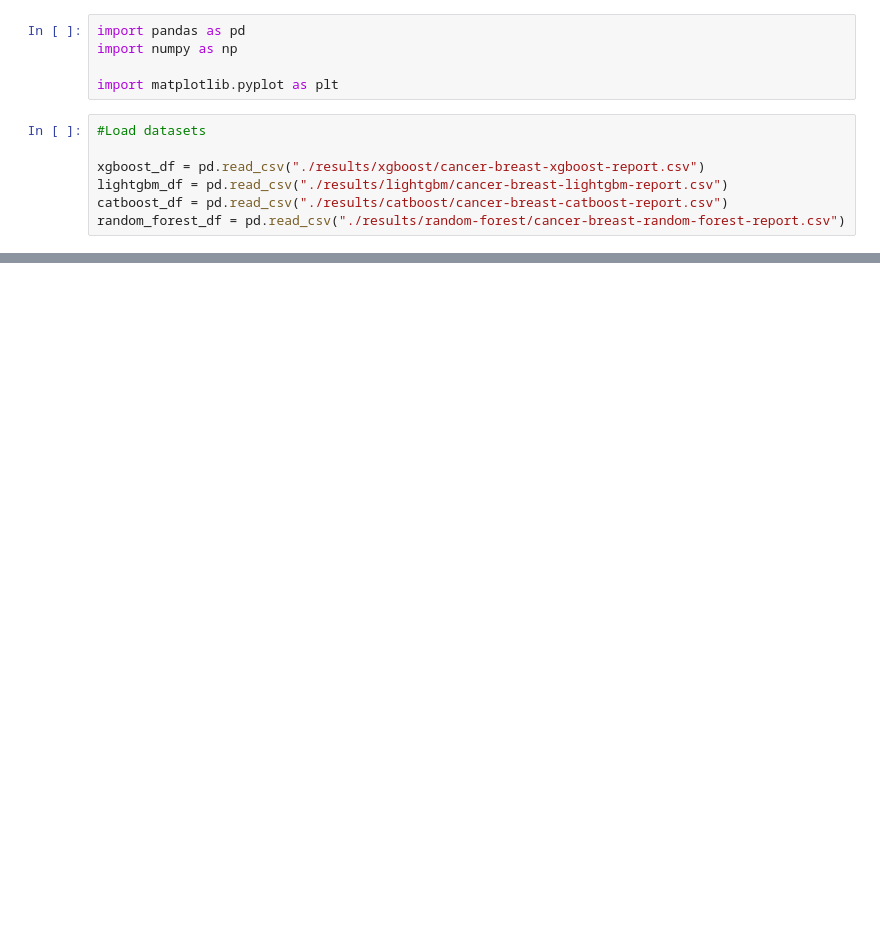
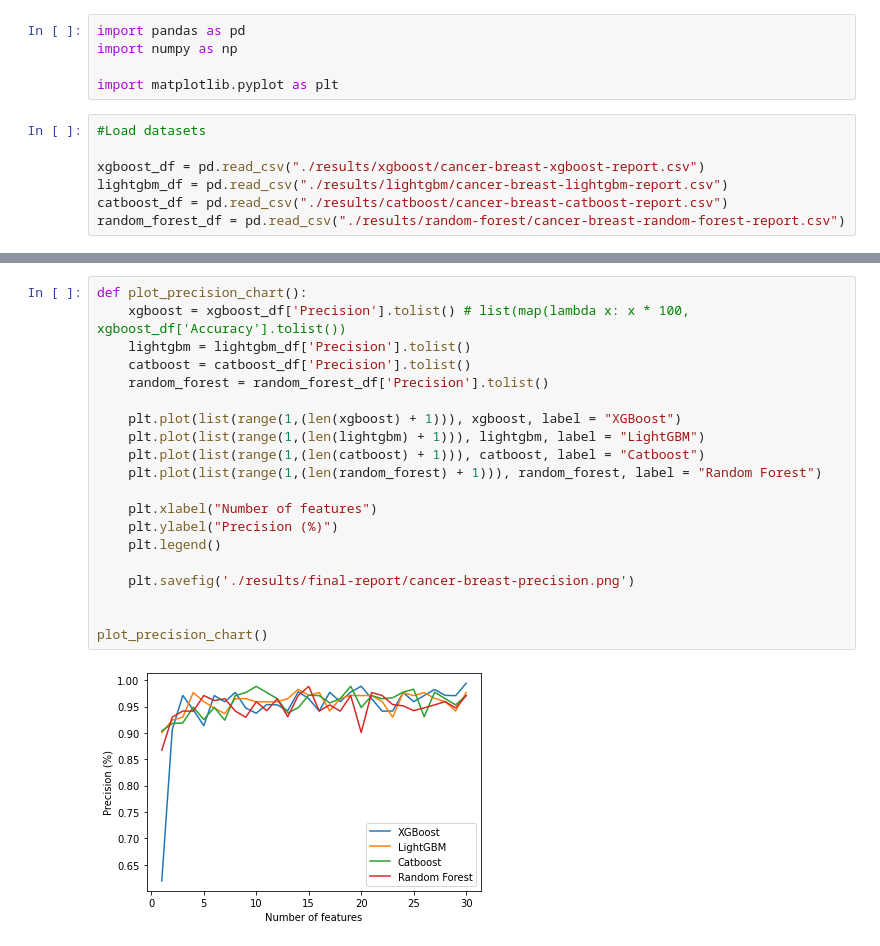
Before and after one commit to miguelpimentel/shap_feature_selection, a Jupyter notebook: cancer_breast/cancer-breast-experiment-report.ipynb, the cells around one changed output, grey strips where cells are left out. Saved outputs shown, nothing was run; the diff lists cells and outputs as text; blank space fills up the shorter version.

Commit message:
Added cancer breast results

```diff
--- a/cancer_breast/cancer-breast-experiment-report.ipynb
+++ b/cancer_breast/cancer-breast-experiment-report.ipynb
@@ -34,0 +35,22 @@ plot_accuracy_chart()
+# %%
+def plot_precision_chart():
+    xgboost = xgboost_df['Precision'].tolist() # list(map(lambda x: x * 100, xgboost_df['Accuracy'].tolist())
+    lightgbm = lightgbm_df['Precision'].tolist()
+    catboost = catboost_df['Precision'].tolist()
+    random_forest = random_forest_df['Precision'].tolist()
+
+    plt.plot(list(range(1,(len(xgboost) + 1))), xgboost, label = "XGBoost")
+    plt.plot(list(range(1,(len(lightgbm) + 1))), lightgbm, label = "LightGBM")
+    plt.plot(list(range(1,(len(catboost) + 1))), catboost, label = "Catboost")
+    plt.plot(list(range(1,(len(random_forest) + 1))), random_forest, label = "Random Forest")
+
+    plt.xlabel("Number of features")
+    plt.ylabel("Precision (%)")
+    plt.legend()
+
+    plt.savefig('./results/final-report/cancer-breast-precision.png')
+
+
+plot_precision_chart()
+# %% [output]
+[figure, added]
```
Also changed, not shown: parts of 6 cells of this notebook, 3 other files.
